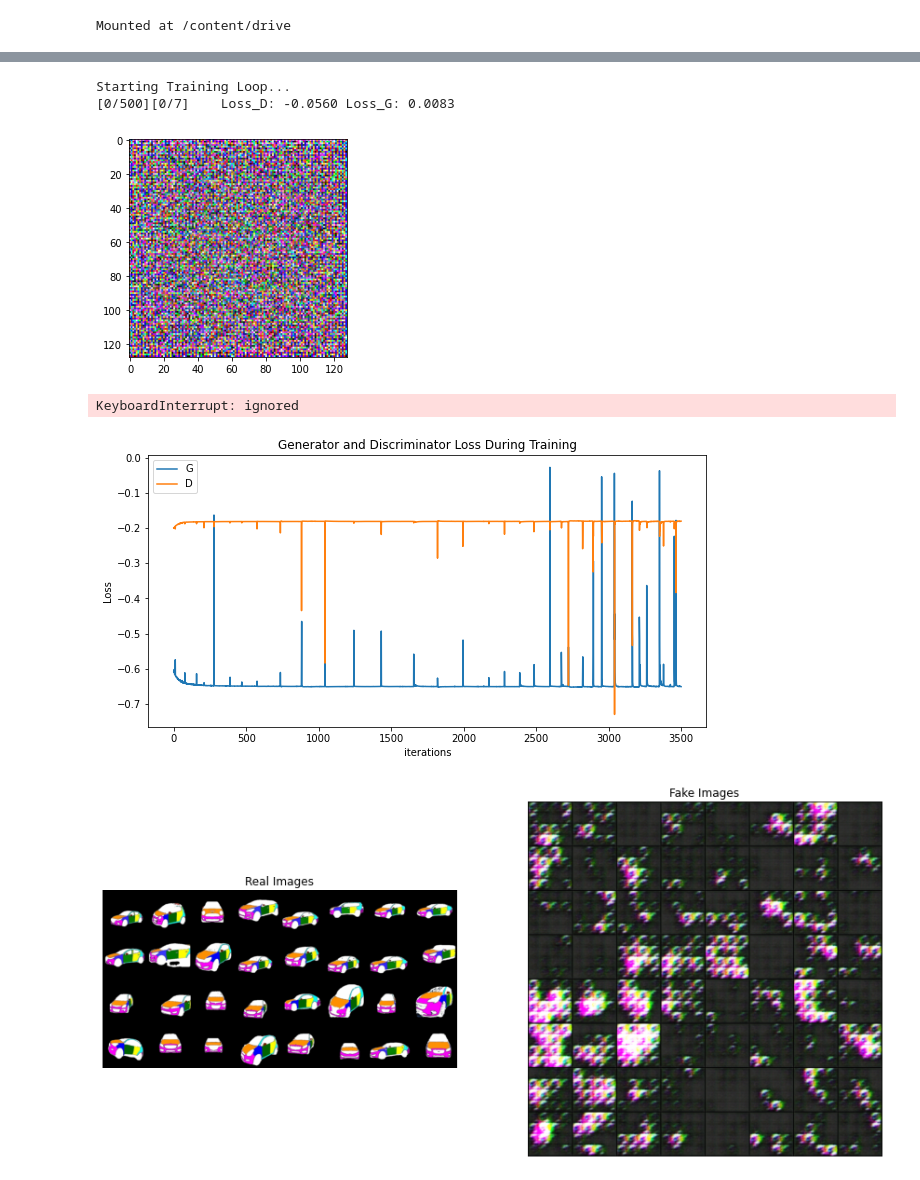
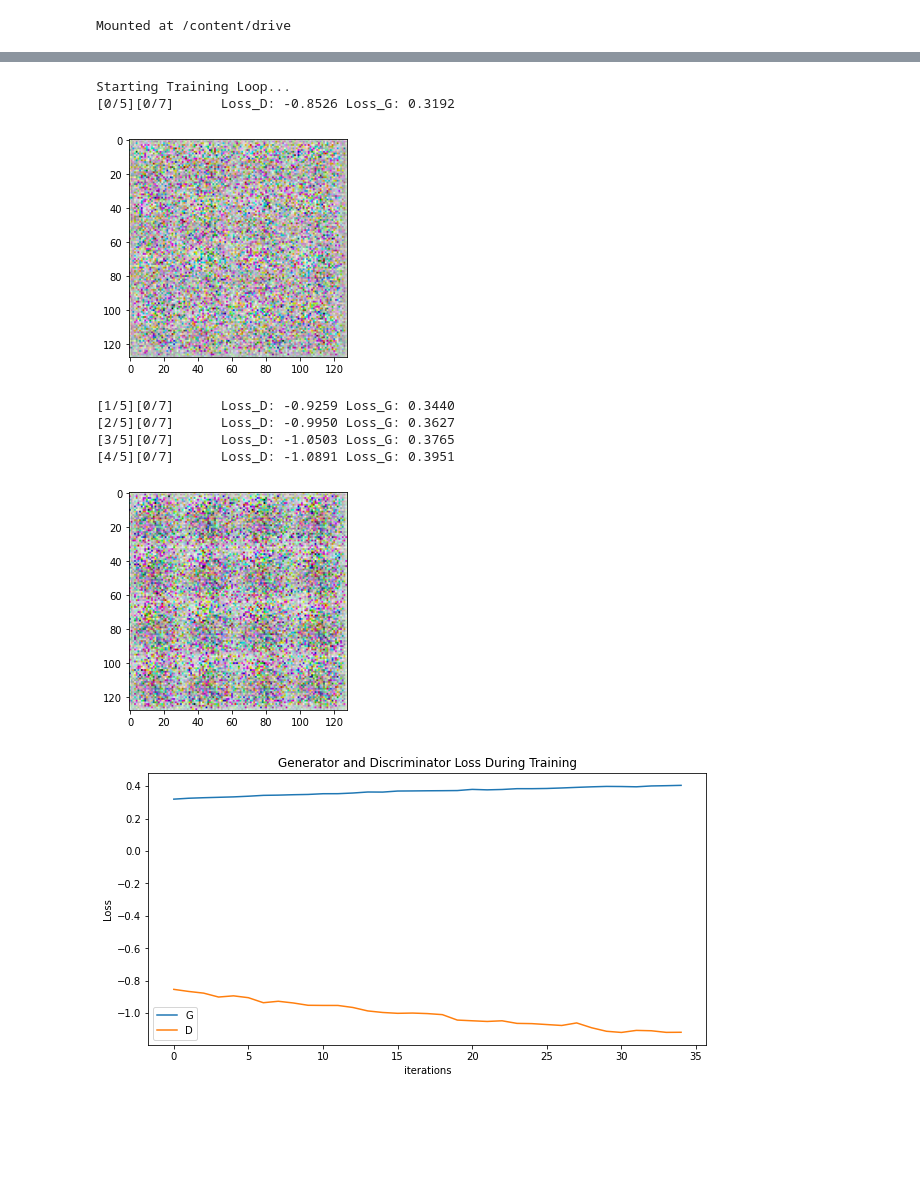
Before and after one commit to georgezefko/Synthetic-Data-Generation, a Jupyter notebook: WGAN.ipynb, the cells around one changed output, grey strips where cells are left out. Cells and saved outputs as stored; diff of their text form; code cells hidden in the pictures; blank space fills up the shorter version.

```diff
--- a/WGAN.ipynb
+++ b/WGAN.ipynb
@@ -55,7 +55,7 @@ ngf = 64
 ndf = 64
 
 # Number of training epochs
-num_epochs = 500
+num_epochs = 5
 
 # Learning rate for optimizers
 lr_gen = 0.0002
@@ -300,38 +300,42 @@ for epoch in range(num_epochs):
       gen_fake = netD(fake).view(-1)
       errG =-torch.mean(gen_fake)
       netG.zero_grad()
       errG.backward(retain_graph=True)
       optimizerG.step()
 
 
         # Output training stats
       if i % 50 == 0:
           print('[%d/%d][%d/%d]\tLoss_D: %.4f\tLoss_G: %.4f'
                   % (epoch, num_epochs, i, len(dataloader),
                      errD.item(), errG.item()))
 
         # Save Losses for plotting later
       G_losses.append(errG.item())
       D_losses.append(errD.item())
 
 
 
         # Check how the generator is doing by saving G's output on fixed_noise
       if (iters % 500 == 0) or ((epoch == num_epochs-1) and (i == len(dataloader)-1)):
           with torch.no_grad():
-              x_fake = netG(fixed_noise).detach().cpu()
+              fake = netG(fixed_noise).detach().cpu()
               img = transforms.ToPILImage(mode=None)(fake[0])
               plt.imshow(img)
               plt.show()
 
-          img_list.append(vutils.make_grid(x_fake, padding=2, normalize=True))
+          img_list.append(vutils.make_grid(fake, padding=2, normalize=True))
 
       iters += 1
 # %% [output]
 Starting Training Loop...
-[0/500][0/7]    Loss_D: -0.0560 Loss_G: 0.0083
+[0/5][0/7]      Loss_D: -0.8526 Loss_G: 0.3192
-[figure, old version]
+[figure, new version]
-KeyboardInterrupt: ignored
+[1/5][0/7]      Loss_D: -0.9259 Loss_G: 0.3440
+[2/5][0/7]      Loss_D: -0.9950 Loss_G: 0.3627
+[3/5][0/7]      Loss_D: -1.0503 Loss_G: 0.3765
+[4/5][0/7]      Loss_D: -1.0891 Loss_G: 0.3951
+[figure, added]
 # %%
 plt.figure(figsize=(10,5))
 plt.title("Generator and Discriminator Loss During Training")
@@ -342,7 +346,7 @@ plt.ylabel("Loss")
 plt.legend()
 plt.show()
 # %% [output]
-[figure, old version]
+[figure, new version]
 # %%
 
 real_batch = next(iter(dataloader))
@@ -360,5 +364,3 @@ plt.axis("off")
 plt.title("Fake Images")
 plt.imshow(np.transpose(img_list[-1],(1,2,0)))
 plt.show()
-# %% [output]
-[figure, removed]
```
Also changed, not shown: parts of 1 cell of this notebook.
